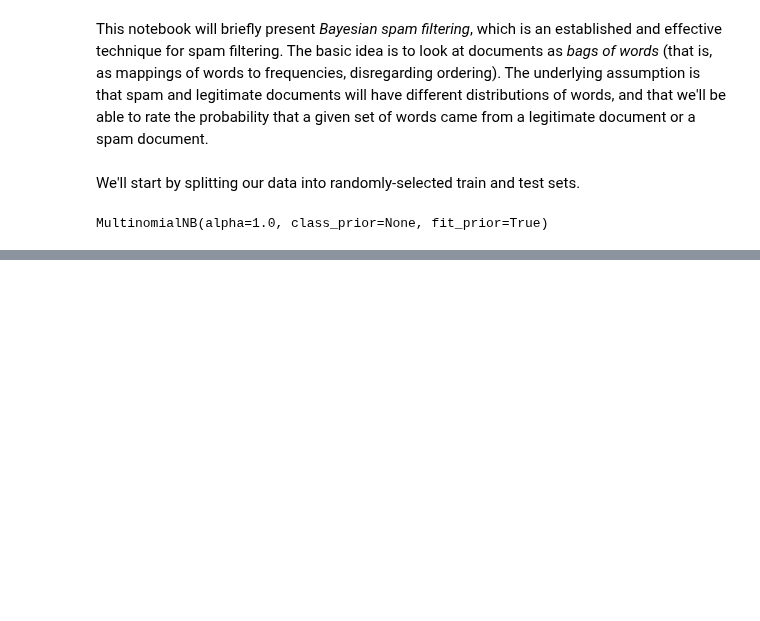
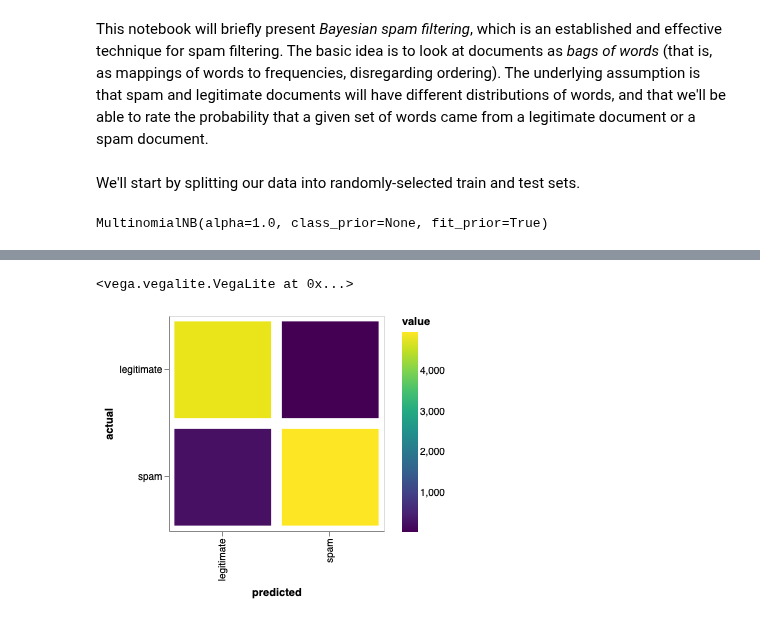
Before and after one commit to willb/openshift-ml-workflows-workshop, a Jupyter notebook: 99-baseline.ipynb, the cells around one changed output, grey strips where cells are left out. Cells and saved outputs as stored; diff of their text form; code cells hidden in the pictures; blank space fills up the shorter version.

```diff
--- a/99-baseline.ipynb
+++ b/99-baseline.ipynb
@@ -59,0 +72,7 @@ alt.Chart(cmdf).mark_rect().encode(
+# %%
+df, chart = plot.binary_confusion_matrix(test.label.values, nb.predict(test_features))
+# %%
+chart.interactive()
+# %% [output]
+<vega.vegalite.VegaLite at 0x...>
+[figure, added]
```
Also changed, not shown: parts of 6 cells of this notebook.
